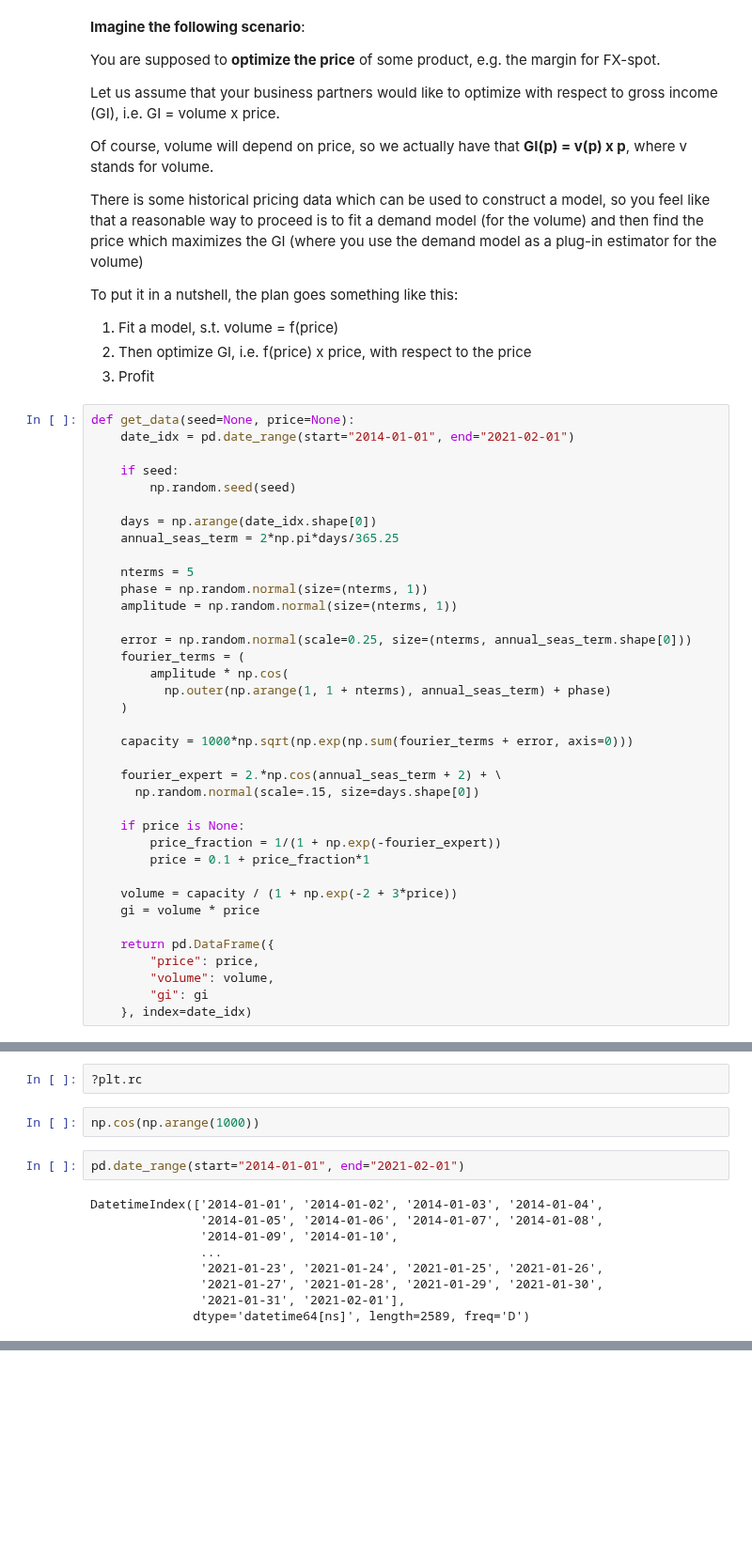
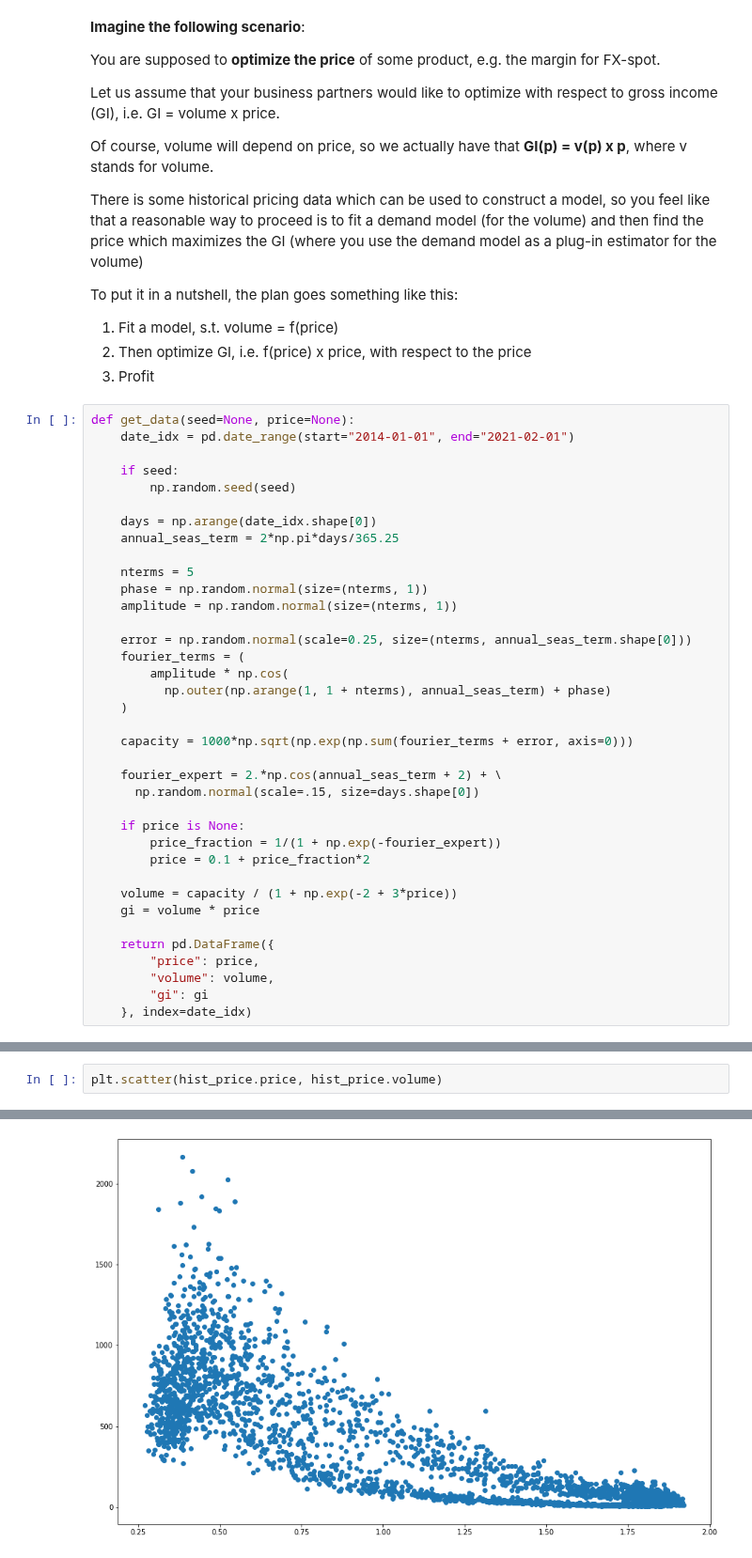
Before and after one commit to RoetGer/decisions-under-uncertainty, a Jupyter notebook: forecasting_sorrows.ipynb, the cells around one changed output, grey strips where cells are left out. Shown at 94% size. Saved outputs shown, nothing was run; the diff lists cells and outputs as text; blank space fills up the shorter version.

```diff
--- a/forecasting_sorrows.ipynb
+++ b/forecasting_sorrows.ipynb
@@ -70,7 +76,7 @@ def get_data(seed=None, price=None):
 
     if price is None:
         price_fraction = 1/(1 + np.exp(-fourier_expert))
-        price = 0.1 + price_fraction*1
+        price = 0.1 + price_fraction*2
 
     volume = capacity / (1 + np.exp(-2 + 3*price))
     gi = volume * price
@@ -572,15 +110,3 @@ plt.plot(
-# %%
-?plt.rc
-# %%
-np.cos(np.arange(1000))
-# %%
-pd.date_range(start="2014-01-01", end="2021-02-01")
-# %% [output]
-DatetimeIndex(['2014-01-01', '2014-01-02', '2014-01-03', '2014-01-04',
-               '2014-01-05', '2014-01-06', '2014-01-07', '2014-01-08',
-               '2014-01-09', '2014-01-10',
-               ...
-               '2021-01-23', '2021-01-24', '2021-01-25', '2021-01-26',
-               '2021-01-27', '2021-01-28', '2021-01-29', '2021-01-30',
-               '2021-01-31', '2021-02-01'],
-              dtype='datetime64[ns]', length=2589, freq='D')
+# %%
+plt.scatter(hist_price.price, hist_price.volume)
+# %% [output]
@@ -586,0 +114 @@ DatetimeIndex(['2014-01-01', '2014-01-02', '2014-01-03', '2014-01-04',
+[figure, added]
```
Also changed, not shown: parts of 94 cells of this notebook.
